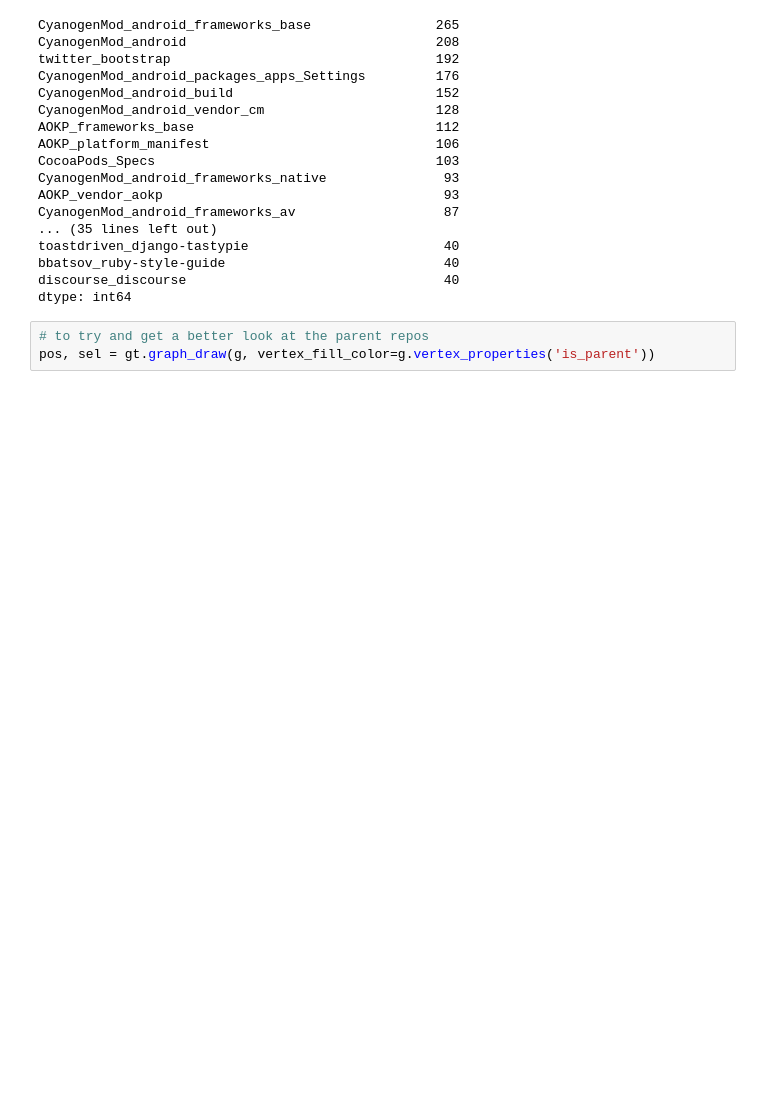
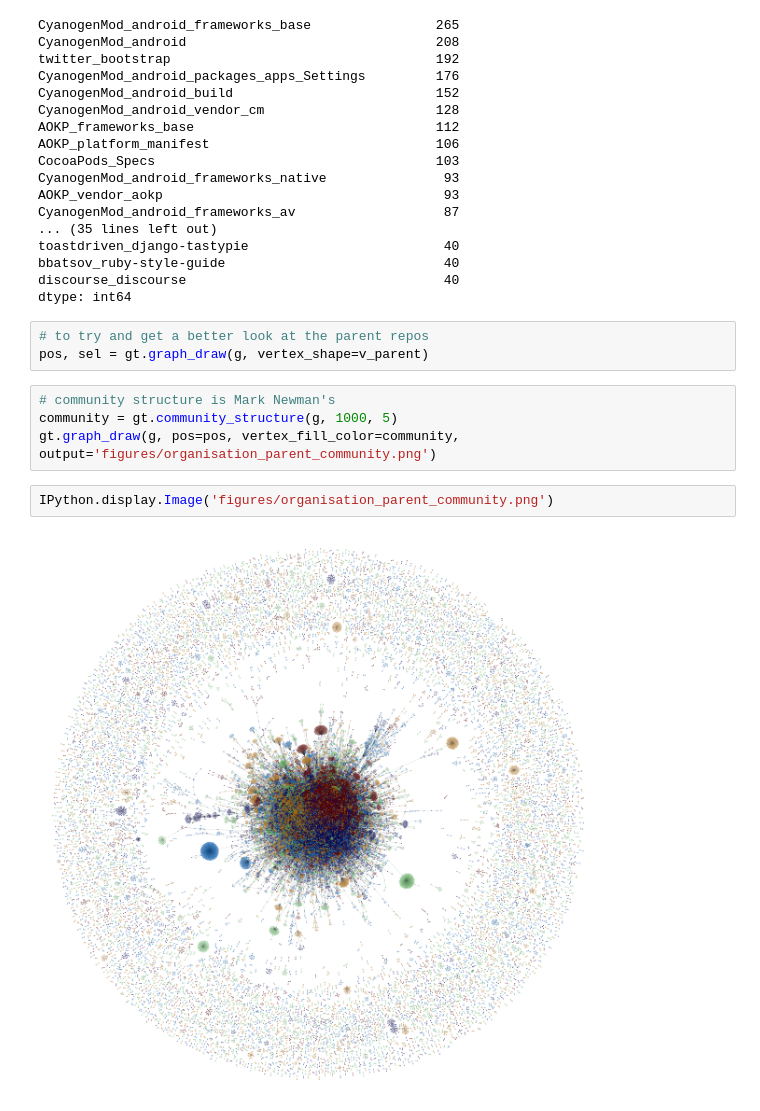
Before and after one commit to metacommunities/metacommunities, a Jupyter notebook: Github_organisations.ipynb, the cells around one changed output. Saved outputs shown, nothing was run; the diff lists cells and outputs as text; blank space fills up the shorter version.

```diff
--- a/Github_organisations.ipynb
+++ b/Github_organisations.ipynb
@@ -132,4 +144,12 @@ discourse_discourse                                 40
 dtype: int64
 # %%
 # to try and get a better look at the parent repos
-pos, sel = gt.graph_draw(g, vertex_fill_color=g.vertex_properties('is_parent'))
+pos, sel = gt.graph_draw(g, vertex_shape=v_parent)
+# %%
+# community structure is Mark Newman's
+community = gt.community_structure(g, 1000, 5)
+gt.graph_draw(g, pos=pos, vertex_fill_color=community,  output='figures/organisation_parent_community.png')
+# %%
+IPython.display.Image('figures/organisation_parent_community.png')
+# %% [output]
+[figure, added]
```
Also changed, not shown: parts of 18 cells of this notebook, 6 other files.
